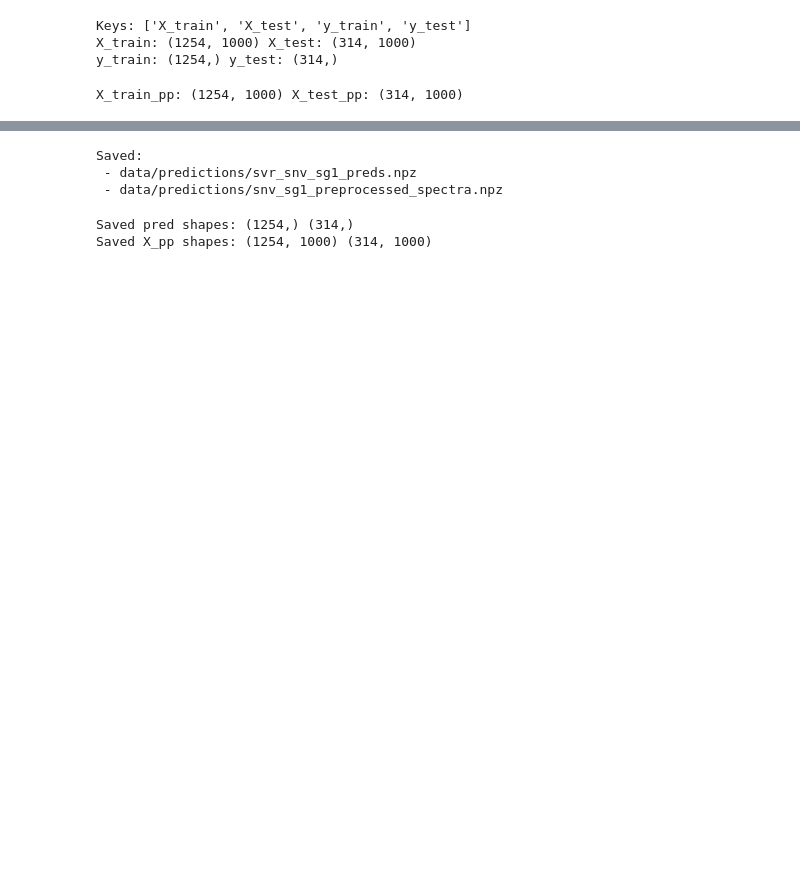
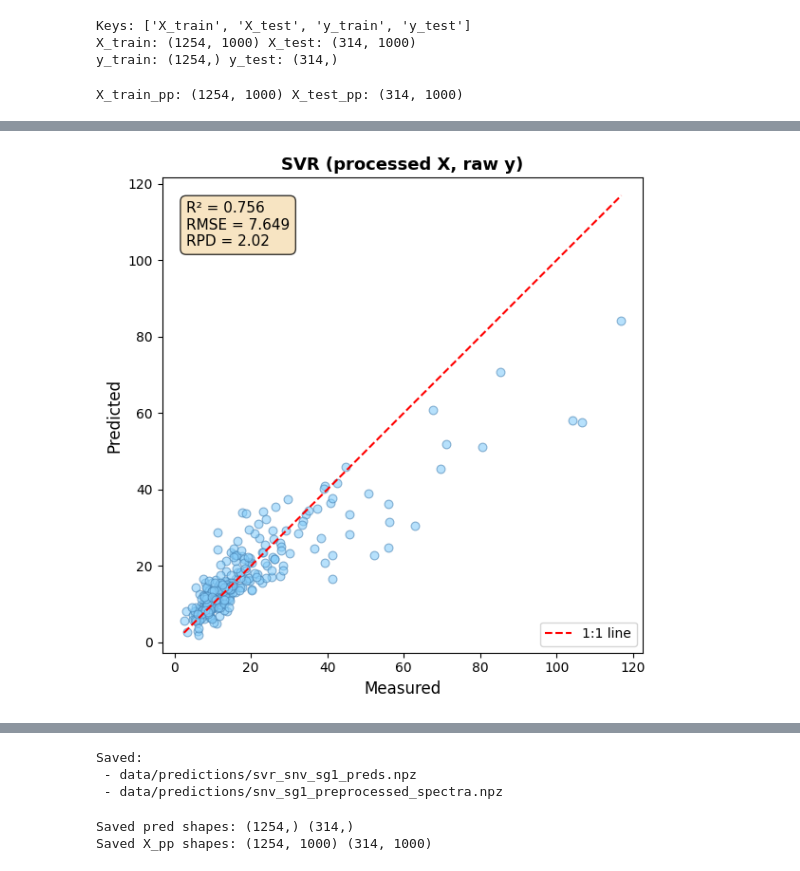
Before and after one commit to sugoma11/spectroscopy_project, a Jupyter notebook: svr_preproc_save.ipynb, the cells around one changed output, grey strips where cells are left out. Saved outputs shown, nothing was run; the diff lists cells and outputs as text; code cells hidden in the pictures; blank space fills up the shorter version.

```diff
--- a/svr_preproc_save.ipynb
+++ b/svr_preproc_save.ipynb
@@ -91,0 +106,14 @@ CV best R2: 0.6866618078029953
+# %%
+grid_proc_x_raw_y = GridSearchCV(
+    pipe_proc_x,
+    param_grid=param_grid,
+    scoring="r2",
+    cv=cv,
+    n_jobs=-1,
+    verbose=1
+)
+
+grid_proc_x_raw_y.fit(X_train_pp, y_train)
+best_proc_x_raw_y = grid_proc_x_raw_y.best_estimator_
+print("Best params:", best_proc_x_raw_y.get_params())
+print("CV best R2:", grid_proc_x_raw_y.best_score_)
@@ -145,0 +154,8 @@ plt.show()
+# %%
+plot_metrics(
+    y_test,
+    y_pred_proc_x_raw_y,
+    "SVR (processed X, raw y)",
+)
+# %% [output]
+[figure, added]
```
Also changed, not shown: parts of 11 cells of this notebook, 5 other files.
